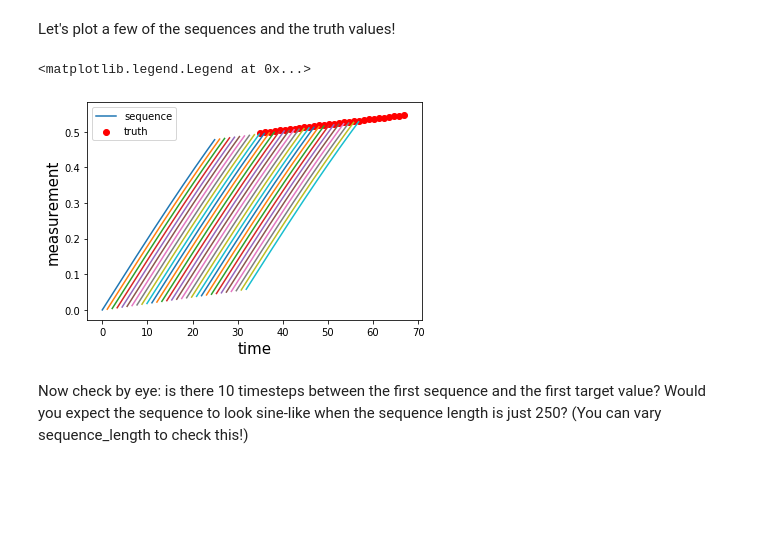
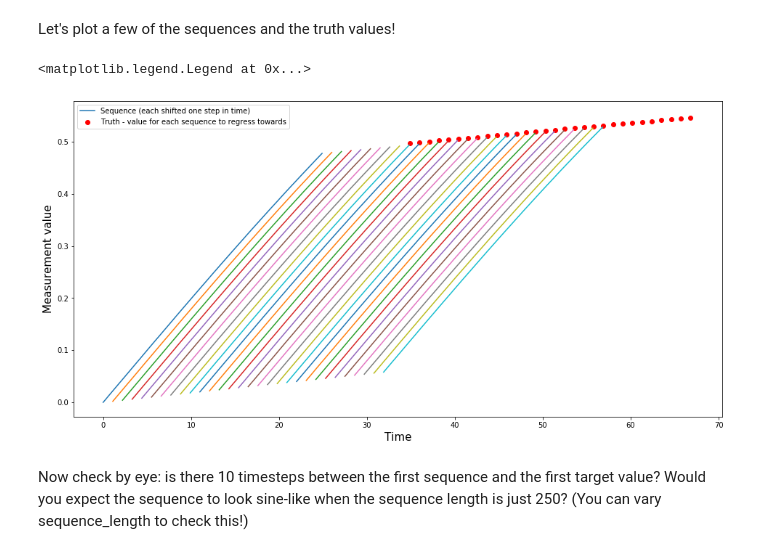
Before and after one commit to AppliedMachineLearningNBI/AppliedML2021, a Jupyter notebook: Week4/SequenceTraining.ipynb, the cells around one changed output. Saved outputs shown, nothing was run; the diff lists cells and outputs as text; code cells hidden in the pictures; blank space fills up the shorter version.

```diff
--- a/Week4/SequenceTraining.ipynb
+++ b/Week4/SequenceTraining.ipynb
@@ -74,7 +74,7 @@ series_x = []
 series_y = []
 
 
-for t in range(sequence_length,(len(data)-forecast_horizon)): ## Our t starts at t = sequence_length = 100
+for t in range(sequence_length,(len(data)-forecast_horizon), 1): ## Our t starts at t = sequence_length = 100
     series_x.append(np.array(data[['time','measurement']][(t - sequence_length):t])) # here we select the time and the measurement from the past t-sequence_length observations
     series_y.append(data['measurement'][t+forecast_horizon])# here we select the observed measurement at t+forecast_horizon in the future
 series_x = np.array(series_x)
@@ -108,22 +108,22 @@ series_x_train, series_x_valid, series_y_train, series_y_valid = train_test_spli
 # %% [markdown]
 Let's plot a few of the sequences and the truth values!
 # %%
-fig = plt.figure()
+fig = plt.figure(figsize=(16,8))
 #print(series_x[0])
 for k in range(0,30):
     if k == 0:
-        plt.plot(scaler_time.inverse_transform(series_x[k][:,0].reshape(-1,1))+k,scaler_measurement.inverse_transform(series_x[k][:,1].reshape(-1,1)), label ='sequence')
-        plt.scatter(scaler_time.inverse_transform(series_x[k][-1,0].reshape(-1,1))+forecast_horizon+k, scaler_measurement.inverse_transform(series_y[k].reshape(-1,1)), color = 'red', label = 'truth')
+        plt.plot(scaler_time.inverse_transform(series_x[k][:,0].reshape(-1,1))+k,scaler_measurement.inverse_transform(series_x[k][:,1].reshape(-1,1)), label ='Sequence (each shifted one step in time)')
+        plt.scatter(scaler_time.inverse_transform(series_x[k][-1,0].reshape(-1,1))+forecast_horizon+k, scaler_measurement.inverse_transform(series_y[k].reshape(-1,1)), color = 'red', label = 'Truth - value for each sequence to regress towards')
     else:
         plt.plot(scaler_time.inverse_transform(series_x[k][:,0].reshape(-1,1))+k,scaler_measurement.inverse_transform(series_x[k][:,1].reshape(-1,1)))
         plt.scatter(scaler_time.inverse_transform(series_x[k][-1,0].reshape(-1,1))+forecast_horizon+k, scaler_measurement.inverse_transform(series_y[k].reshape(-1,1)), color = 'red')
 
-plt.xlabel('time', size  = 15)
-plt.ylabel('measurement', size  = 15)
+plt.xlabel('Time', size  = 15)
+plt.ylabel('Measurement value', size  = 15)
 plt.legend()
 # %% [output]
 <matplotlib.legend.Legend at 0x...>
-[figure, old version]
+[figure, new version]
 # %% [markdown]
 Now check by eye: is there 10 timesteps between the first sequence and the first target value? Would you expect the sequence to look sine-like when the sequence length is just 250? (You can vary sequence_length to check this!)
 # %% [markdown]
```
Also changed, not shown: parts of 8 cells of this notebook.
